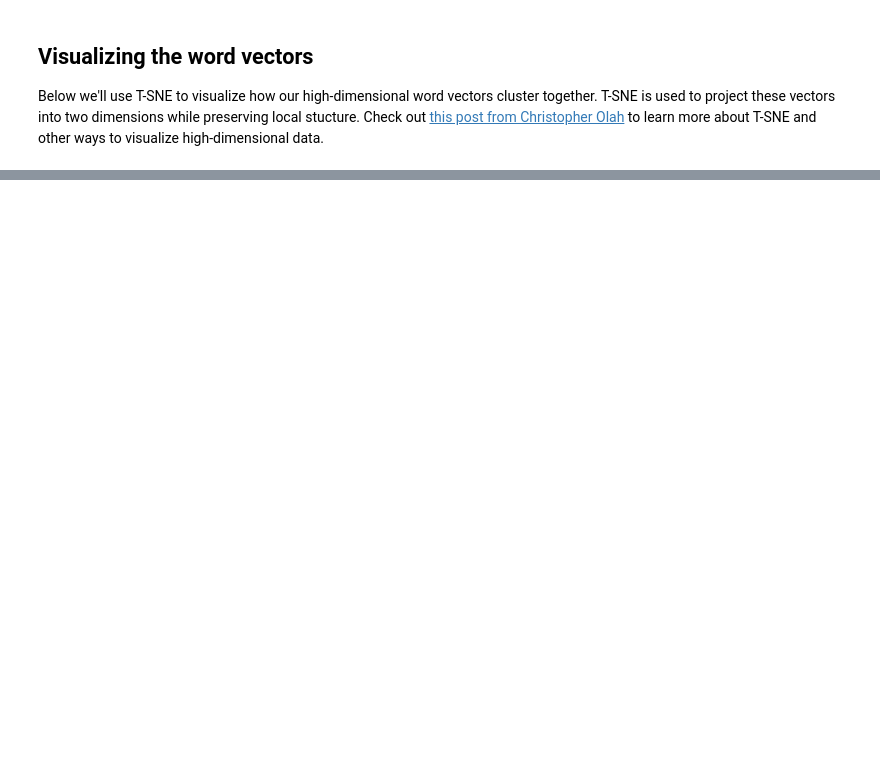
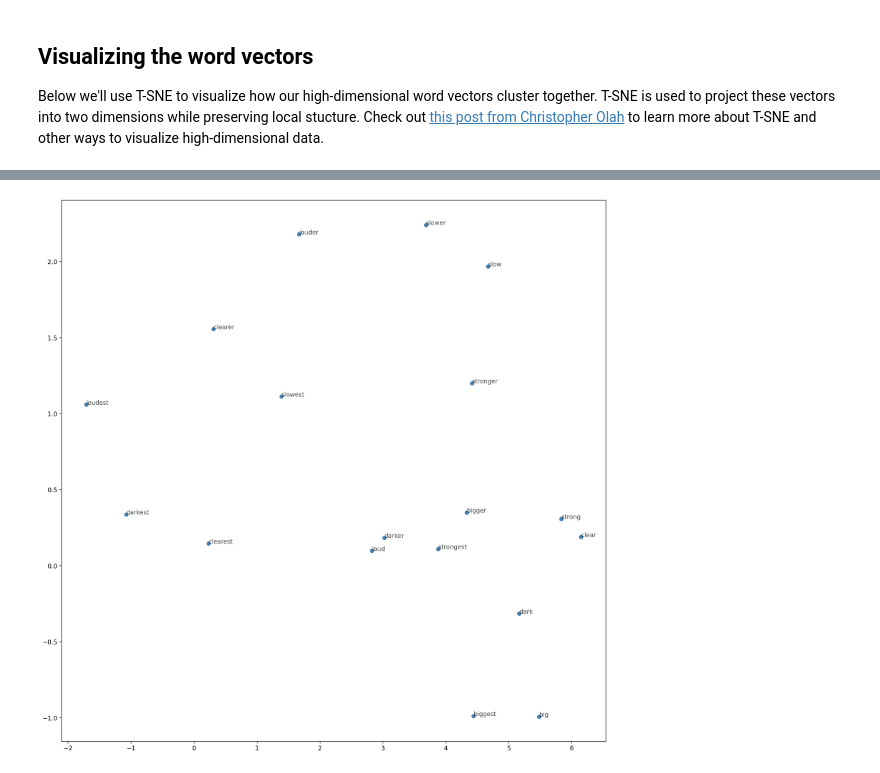
Before and after one commit to leedtan/Teaching, a Jupyter notebook: NLP/week1/train_skipgram_text8.ipynb, the cells around one changed output, grey strips where cells are left out. Saved outputs shown, nothing was run; the diff lists cells and outputs as text; code cells hidden in the pictures; blank space fills up the shorter version.

```diff
--- a/NLP/week1/train_skipgram_text8.ipynb
+++ b/NLP/week1/train_skipgram_text8.ipynb
@@ -295,0 +301,12 @@ for idx in range(viz_words):
+# %%
+selected_words = ['big', 'bigger', 'biggest', 'strong', 'stronger', 'strongest', 'slow', 'slower', 'slowest',
+                  'clear', 'clearer', 'clearest', 'loud', 'louder', 'loudest', 'dark', 'darker', 'darkest']
+selected_idxes = [vocab_to_int[wd] for wd in selected_words]
+lowdim_embeddings = PCA().fit_transform(embeddings)
+embed_pca = lowdim_embeddings[selected_idxes, :2]
+fig, ax = plt.subplots(figsize=(16, 16))
+for i, idx in enumerate(selected_idxes):
+    plt.scatter(*embed_pca[i, :], color='steelblue')
+    plt.annotate(selected_words[i], (embed_pca[i, 0], embed_pca[i, 1]), alpha=0.7)
+# %% [output]
+[figure, added]
```
Also changed, not shown: parts of 4 cells of this notebook.
